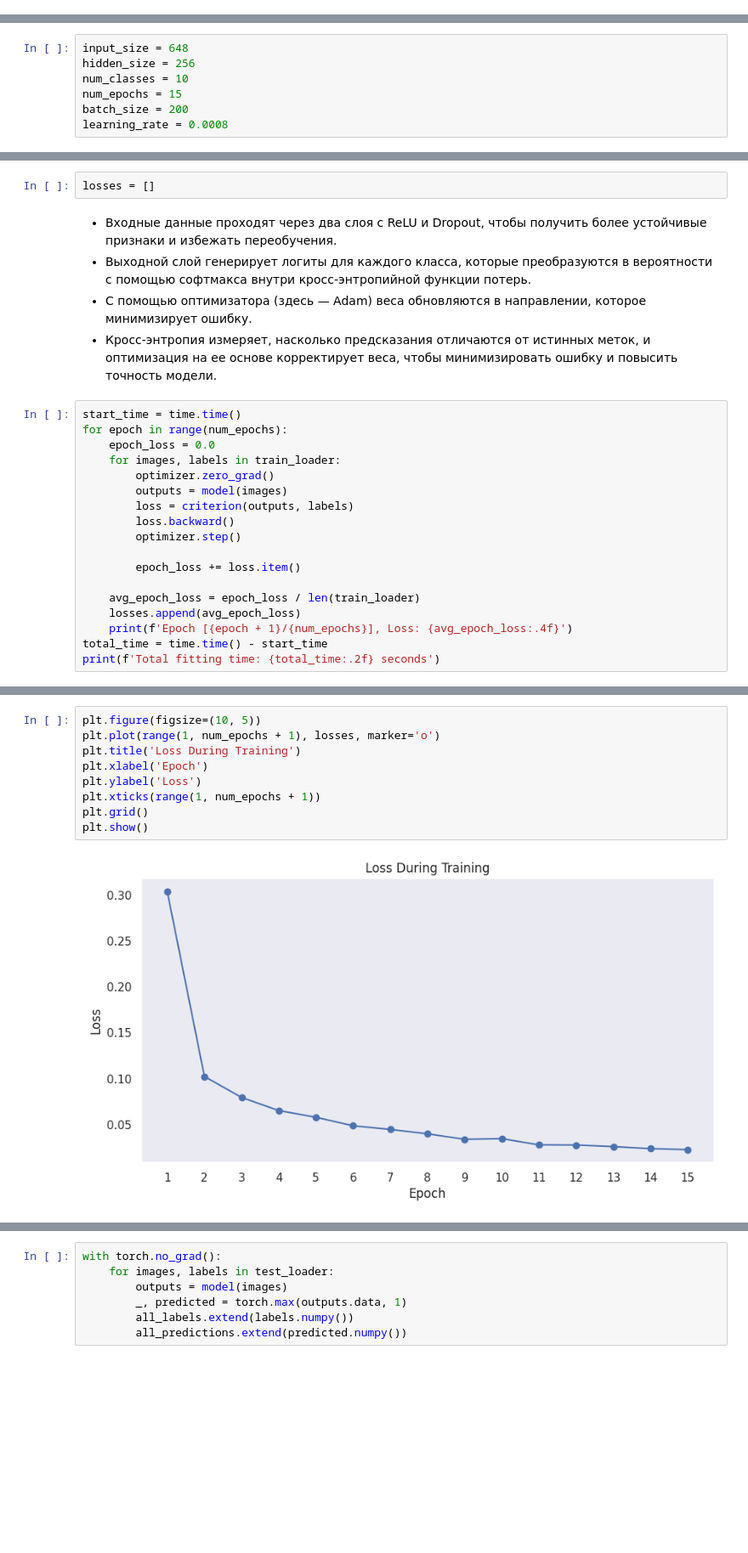
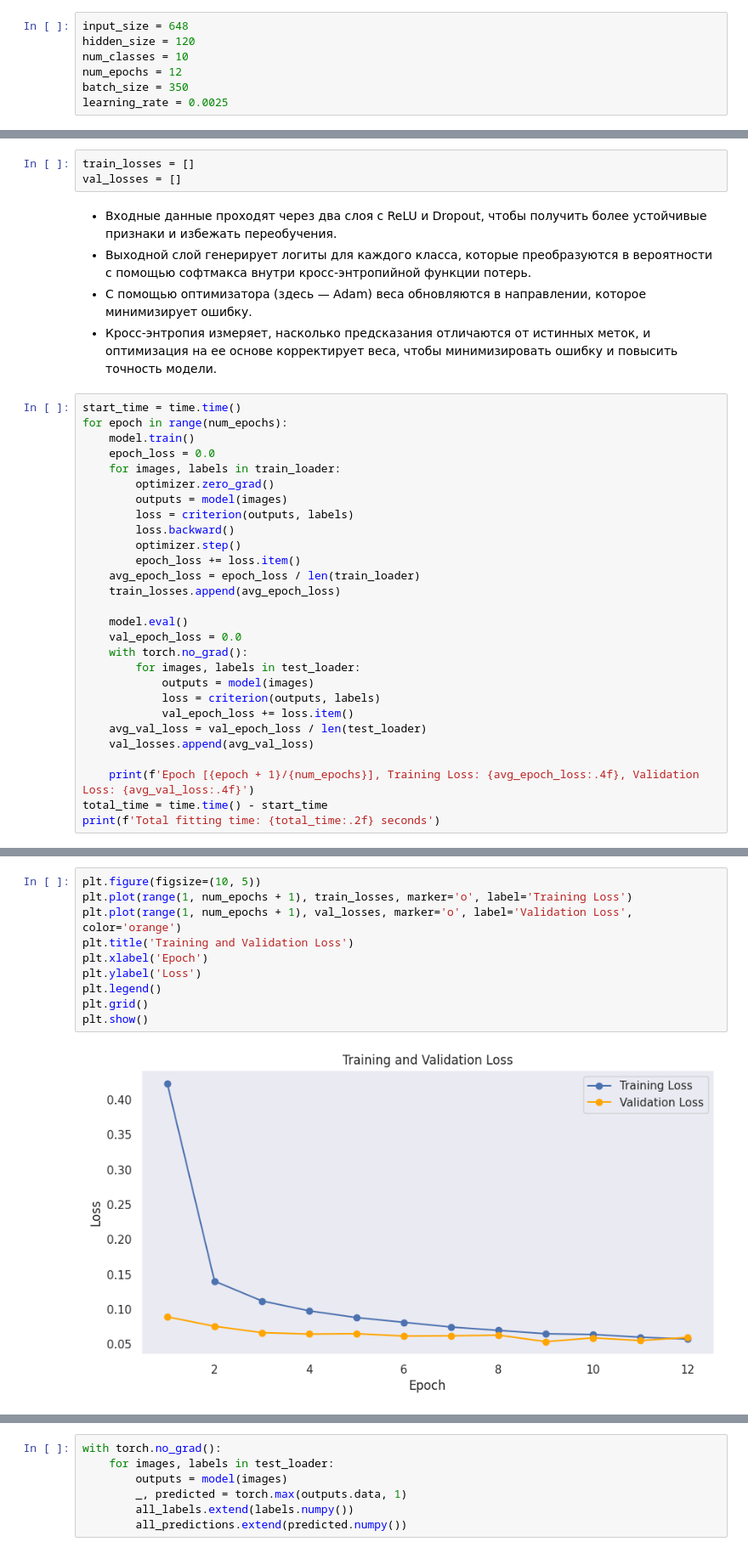
Before and after one commit to marymikkey/SKOLTECH_ML_prep, a Jupyter notebook: task_5/Perceptron_with_Torch.ipynb, the cells around one changed output, grey strips where cells are left out. Shown at 85% size. Cells and saved outputs as stored; diff of their text form; blank space fills up the shorter version.

Commit message:
Updated Perceptron using PyTorch - added loss tracking

```diff
--- a/task_5/Perceptron_with_Torch.ipynb
+++ b/task_5/Perceptron_with_Torch.ipynb
@@ -55,19 +56,19 @@ X_train_hog_tensor = torch.FloatTensor(X_train_hog)
 y_train_tensor = torch.LongTensor(y_train)
 X_test_hog_tensor = torch.FloatTensor(X_test_hog)
 y_test_tensor = torch.LongTensor(y_test)
+# %%
+input_size = 648
+hidden_size = 120
+num_classes = 10
+num_epochs = 12
+batch_size = 350
+learning_rate = 0.0025
 # %%
 train_tensor_dataset = torch.utils.data.TensorDataset(X_train_hog_tensor, y_train_tensor)
 test_tensor_dataset = torch.utils.data.TensorDataset(X_test_hog_tensor, y_test_tensor)
 # %%
 train_loader = DataLoader(dataset=train_tensor_dataset, batch_size=batch_size, shuffle=True)
 test_loader = DataLoader(dataset=test_tensor_dataset, batch_size=batch_size, shuffle=False)
-# %%
-input_size = 648
-hidden_size = 256
-num_classes = 10
-num_epochs = 15
-batch_size = 200
-learning_rate = 0.0008
 # %% [markdown]
 Dropout (исключение) — метод регуляризации искусственных нейронных сетей.
 (https://medium.com/analytics-vidhya/a-simple-introduction-to-dropout-regularization-with-code-5279489dda1e)
@@ -96,7 +97,8 @@ model = SimplePerceptron()
 criterion = nn.CrossEntropyLoss()
 optimizer = optim.Adam(model.parameters(), lr=learning_rate)
 # %%
-losses = []
+train_losses = []
+val_losses = []
 # %% [markdown]
 - Входные данные проходят через два слоя с ReLU и Dropout, чтобы получить более устойчивые признаки и избежать переобучения.
 - Выходной слой генерирует логиты для каждого класса, которые преобразуются в вероятности с помощью софтмакса внутри кросс-энтропийной функции потерь.
@@ -105,6 +107,7 @@ losses = []
 # %%
 start_time = time.time()
 for epoch in range(num_epochs):
+    model.train()
     epoch_loss = 0.0
     for images, labels in train_loader:
         optimizer.zero_grad()
@@ -112,12 +115,21 @@ for epoch in range(num_epochs):
         loss = criterion(outputs, labels)
         loss.backward()
         optimizer.step()
+        epoch_loss += loss.item()
+    avg_epoch_loss = epoch_loss / len(train_loader)
+    train_losses.append(avg_epoch_loss)
 
-        epoch_loss += loss.item()
+    model.eval()
+    val_epoch_loss = 0.0
+    with torch.no_grad():
+        for images, labels in test_loader:
+            outputs = model(images)
+            loss = criterion(outputs, labels)
+            val_epoch_loss += loss.item()
+    avg_val_loss = val_epoch_loss / len(test_loader)
+    val_losses.append(avg_val_loss)
 
-    avg_epoch_loss = epoch_loss / len(train_loader)
-    losses.append(avg_epoch_loss)
-    print(f'Epoch [{epoch + 1}/{num_epochs}], Loss: {avg_epoch_loss:.4f}')
+    print(f'Epoch [{epoch + 1}/{num_epochs}], Training Loss: {avg_epoch_loss:.4f}, Validation Loss: {avg_val_loss:.4f}')
 total_time = time.time() - start_time
 print(f'Total fitting time: {total_time:.2f} seconds')
 # %% [output]
@@ -140,13 +149,14 @@ Total fitting time: 27.94 seconds
 # %%
 plt.figure(figsize=(10, 5))
-plt.plot(range(1, num_epochs + 1), losses, marker='o')
-plt.title('Loss During Training')
+plt.plot(range(1, num_epochs + 1), train_losses, marker='o', label='Training Loss')
+plt.plot(range(1, num_epochs + 1), val_losses, marker='o', label='Validation Loss', color='orange')
+plt.title('Training and Validation Loss')
 plt.xlabel('Epoch')
 plt.ylabel('Loss')
-plt.xticks(range(1, num_epochs + 1))
+plt.legend()
 plt.grid()
 plt.show()
 # %% [output]
-[figure, old version]
+[figure, new version]
 # %%
 model.eval()
```
Also changed, not shown: parts of 11 cells of this notebook.
